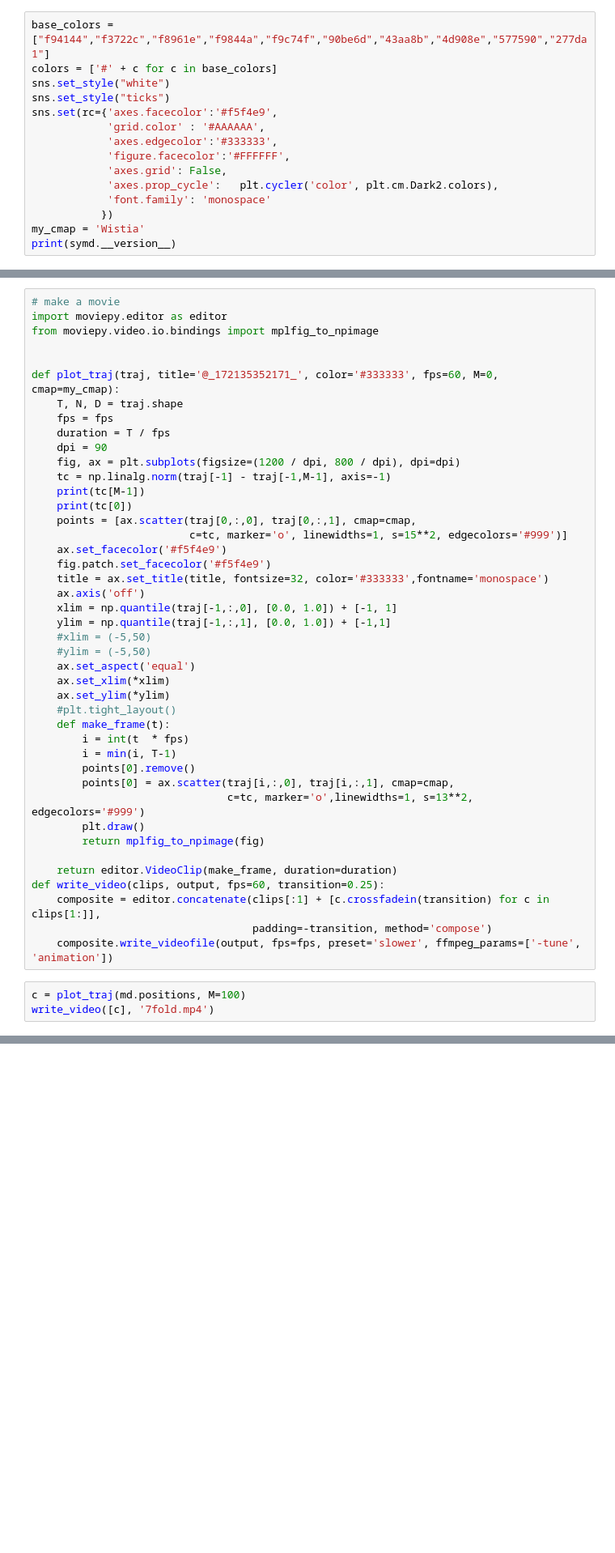
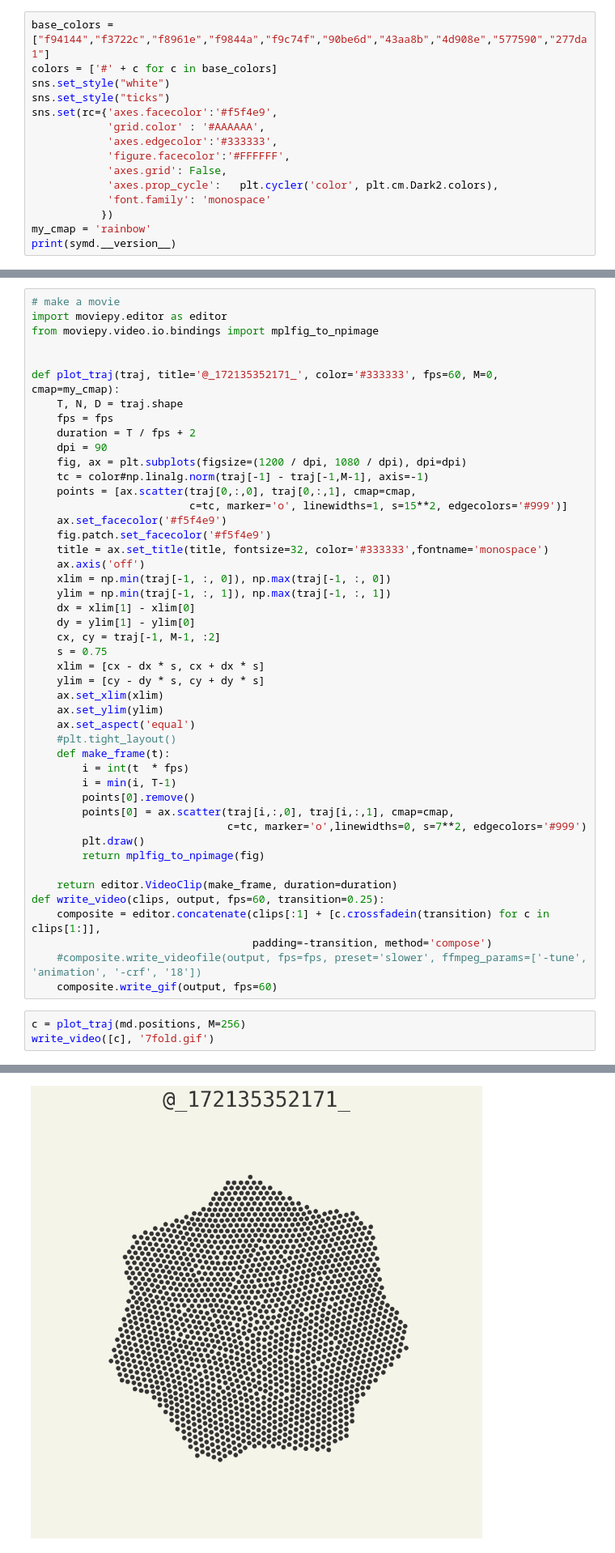
Before and after one commit to whitead/symd, a Jupyter notebook: notebooks/Quasis.ipynb, the cells around one changed output, grey strips where cells are left out. Shown at 81% size. Saved outputs shown, nothing was run; the diff lists cells and outputs as text; blank space fills up the shorter version.

```diff
--- a/notebooks/Quasis.ipynb
+++ b/notebooks/Quasis.ipynb
@@ -23,5 +41,5 @@ sns.set(rc={'axes.facecolor':'#f5f4e9',
             'axes.prop_cycle':   plt.cycler('color', plt.cm.Dark2.colors),
             'font.family': 'monospace'
            })
-my_cmap = 'Wistia'
+my_cmap = 'rainbow'
 print(symd.__version__)
@@ -101,32 +147,34 @@ from moviepy.video.io.bindings import mplfig_to_npimage
 def plot_traj(traj, title='@_172135352171_', color='#333333', fps=60, M=0, cmap=my_cmap):
     T, N, D = traj.shape
     fps = fps
-    duration = T / fps
+    duration = T / fps + 2
     dpi = 90
-    fig, ax = plt.subplots(figsize=(1200 / dpi, 800 / dpi), dpi=dpi)
-    tc = np.linalg.norm(traj[-1] - traj[-1,M-1], axis=-1)
-    print(tc[M-1])
-    print(tc[0])
+    fig, ax = plt.subplots(figsize=(1200 / dpi, 1080 / dpi), dpi=dpi)
+    tc = color#np.linalg.norm(traj[-1] - traj[-1,M-1], axis=-1)
     points = [ax.scatter(traj[0,:,0], traj[0,:,1], cmap=cmap,
                          c=tc, marker='o', linewidths=1, s=15**2, edgecolors='#999')]
     ax.set_facecolor('#f5f4e9')
     fig.patch.set_facecolor('#f5f4e9')
     title = ax.set_title(title, fontsize=32, color='#333333',fontname='monospace')
     ax.axis('off')
-    xlim = np.quantile(traj[-1,:,0], [0.0, 1.0]) + [-1, 1]
-    ylim = np.quantile(traj[-1,:,1], [0.0, 1.0]) + [-1,1]
-    #xlim = (-5,50)
-    #ylim = (-5,50)
+    xlim = np.min(traj[-1, :, 0]), np.max(traj[-1, :, 0])
+    ylim = np.min(traj[-1, :, 1]), np.max(traj[-1, :, 1])
+    dx = xlim[1] - xlim[0]
+    dy = ylim[1] - ylim[0]
+    cx, cy = traj[-1, M-1, :2]
+    s = 0.75
+    xlim = [cx - dx * s, cx + dx * s]
+    ylim = [cy - dy * s, cy + dy * s]
+    ax.set_xlim(xlim)
+    ax.set_ylim(ylim)
     ax.set_aspect('equal')
-    ax.set_xlim(*xlim)
-    ax.set_ylim(*ylim)
     #plt.tight_layout()
     def make_frame(t):
         i = int(t  * fps)
         i = min(i, T-1)
         points[0].remove()
         points[0] = ax.scatter(traj[i,:,0], traj[i,:,1], cmap=cmap,
-                               c=tc, marker='o',linewidths=1, s=13**2, edgecolors='#999')
+                               c=tc, marker='o',linewidths=0, s=7**2, edgecolors='#999')
         plt.draw()
         return mplfig_to_npimage(fig)
 
@@ -134,7 +182,9 @@ def plot_traj(traj, title='@_172135352171_', color='#333333', fps=60, M=0, cmap=
 def write_video(clips, output, fps=60, transition=0.25):
     composite = editor.concatenate(clips[:1] + [c.crossfadein(transition) for c in clips[1:]],
                                    padding=-transition, method='compose')
-    composite.write_videofile(output, fps=fps, preset='slower', ffmpeg_params=['-tune', 'animation'])
+    #composite.write_videofile(output, fps=fps, preset='slower', ffmpeg_params=['-tune', 'animation', '-crf', '18'])
+    composite.write_gif(output, fps=60)
 # %%
-c = plot_traj(md.positions, M=100)
-write_video([c], '7fold.mp4')
+c = plot_traj(md.positions, M=256)
+write_video([c], '7fold.gif')
+# %% [output]
@@ -140,0 +192 @@ write_video([c], '7fold.mp4')
+[figure, added]
```
Also changed, not shown: parts of 9 cells of this notebook, 2 other files.
